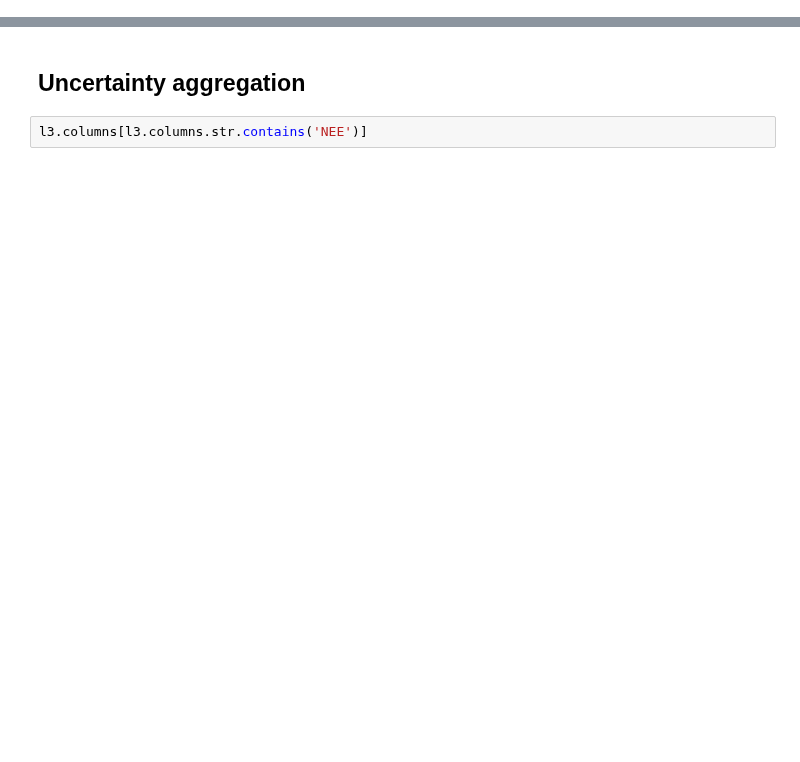
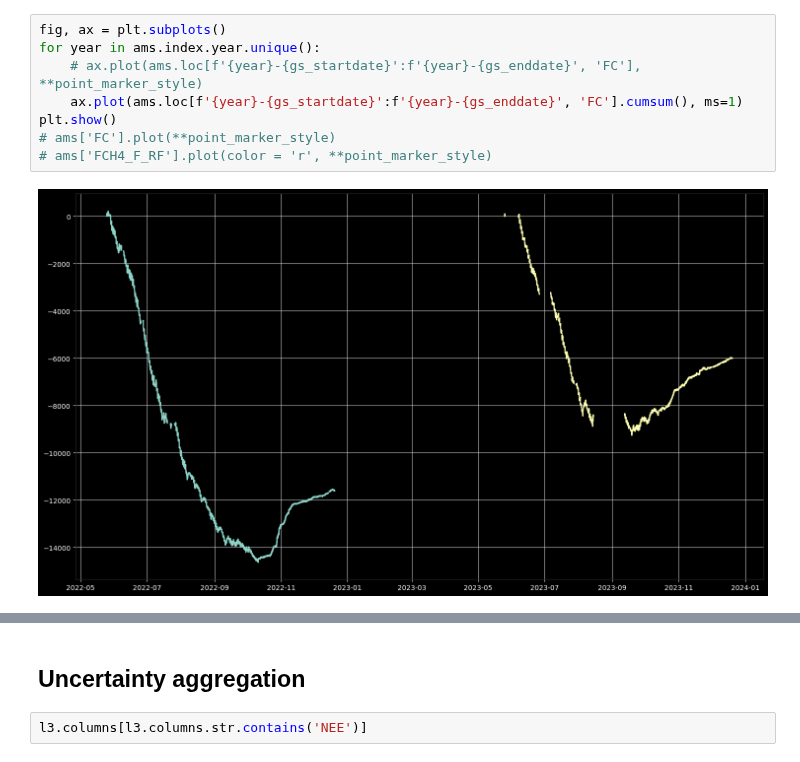
Before and after one commit to ottobriner/atmos-flux-data, a Jupyter notebook: atmos-budget.ipynb, the cells around one changed output, grey strips where cells are left out. Cells and saved outputs as stored; diff of their text form; blank space fills up the shorter version.

```diff
--- a/atmos-budget.ipynb
+++ b/atmos-budget.ipynb
@@ -78,0 +121,10 @@ l3.to_csv(f'./output/csv/ATMOS_L3_{datetime.now().strftime("%Y-%m-%d")}_ch4gapfi
+# %%
+fig, ax = plt.subplots()
+for year in ams.index.year.unique():
+    # ax.plot(ams.loc[f'{year}-{gs_startdate}':f'{year}-{gs_enddate}', 'FC'], **point_marker_style)
+    ax.plot(ams.loc[f'{year}-{gs_startdate}':f'{year}-{gs_enddate}', 'FC'].cumsum(), ms=1)
+plt.show()
+# ams['FC'].plot(**point_marker_style)
+# ams['FCH4_F_RF'].plot(color = 'r', **point_marker_style)
+# %% [output]
+[figure, added]
```
Also changed, not shown: parts of 13 cells of this notebook.
